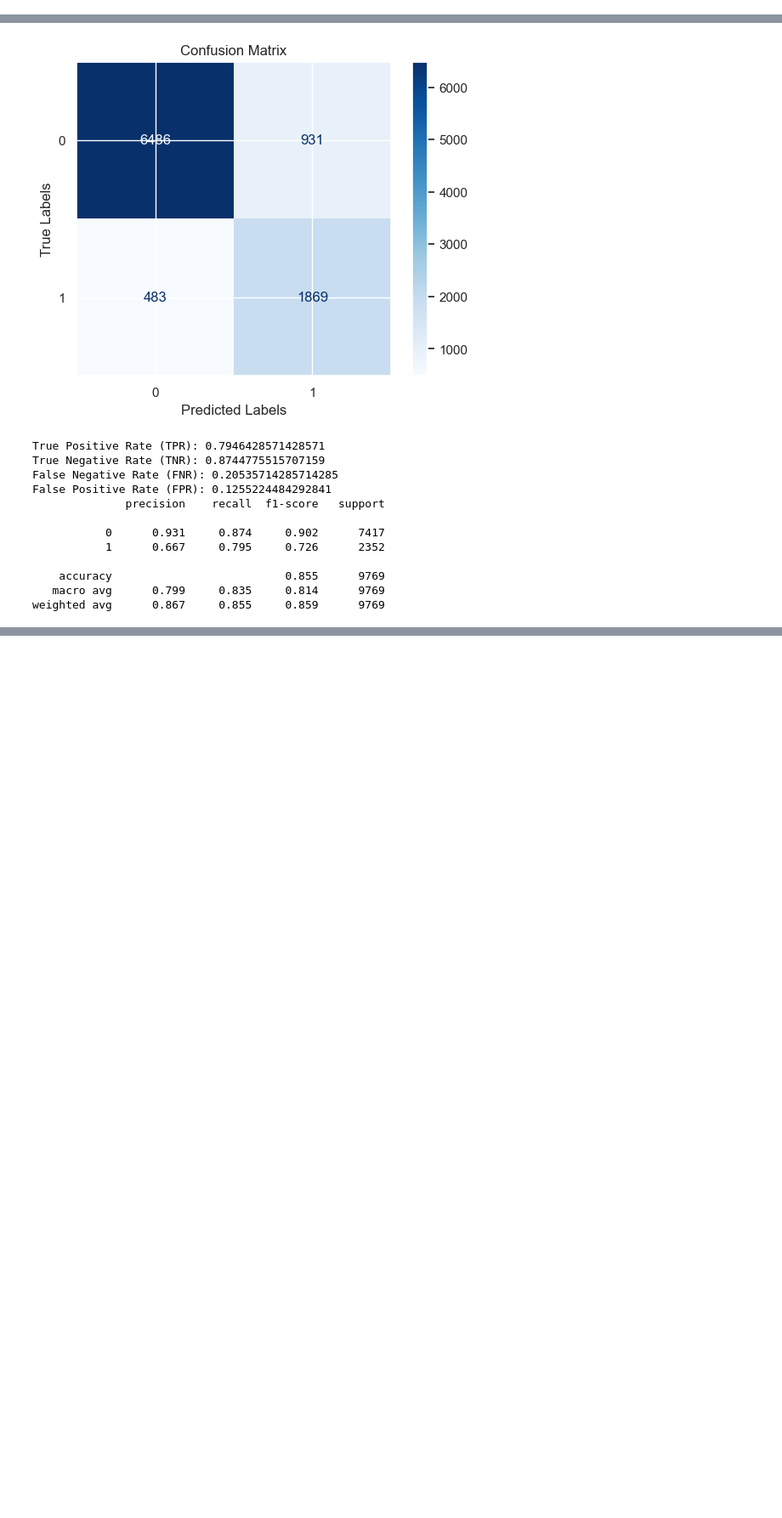
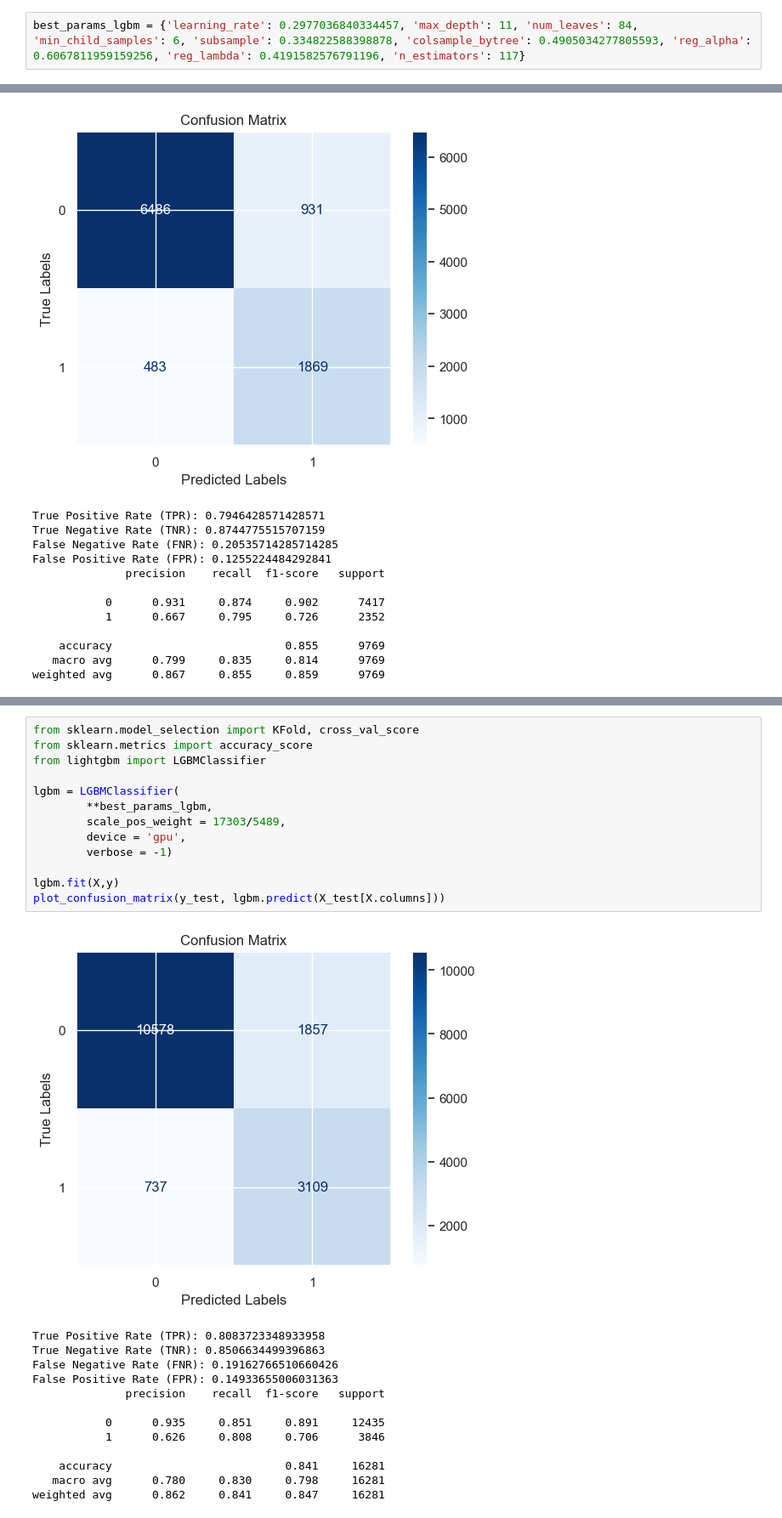
Before and after one commit to zidanqrs/IBM-Machine-Learning-Course, a Jupyter notebook: 3-Supervised-Machine-Learning-Classification/syntax.ipynb, the cells around one changed output, grey strips where cells are left out. Shown: that part at 85% size. Saved outputs shown, nothing was run; the diff lists cells and outputs as text; blank space fills up the shorter version.

```diff
--- a/3-Supervised-Machine-Learning-Classification/syntax.ipynb
+++ b/3-Supervised-Machine-Learning-Classification/syntax.ipynb
@@ -799,6 +910,8 @@ print(best_params_lgbm)
 [I 2024-02-02 11:31:37,003] Trial 48 finished with value: -0.7186026062350401 and parameters: {'learning_rate': 0.1516855947176053, 'max_depth': 15, 'num_leaves': 14, 'min_child_samples': 13, 'subsamp ...
 [I 2024-02-02 11:31:53,147] Trial 49 finished with value: -0.7386071937896973 and parameters: {'learning_rate': 0.1859344753062537, 'max_depth': 11, 'num_leaves': 60, 'min_child_samples': 16, 'subsamp ...
 {'learning_rate': 0.2977036840334457, 'max_depth': 11, 'num_leaves': 84, 'min_child_samples': 6, 'subsample': 0.334822588398878, 'colsample_bytree': 0.4905034277805593, 'reg_alpha': 0.6067811959159256 ...
+# %%
+best_params_lgbm = {'learning_rate': 0.2977036840334457, 'max_depth': 11, 'num_leaves': 84, 'min_child_samples': 6, 'subsample': 0.334822588398878, 'colsample_bytree': 0.4905034277805593, 'reg_alpha': 0.6067811959159256, 'reg_lambda': 0.4191582576791196, 'n_estimators': 117}
 # %%
 from sklearn.model_selection import KFold, cross_val_score
 from sklearn.metrics import accuracy_score
@@ -1214,0 +1444,27 @@ weighted avg      0.867     0.855     0.859      9769
+# %%
+from sklearn.model_selection import KFold, cross_val_score
+from sklearn.metrics import accuracy_score
+from lightgbm import LGBMClassifier
+
+lgbm = LGBMClassifier(
+        **best_params_lgbm,
+        scale_pos_weight = 17303/5489,
+        device = 'gpu',
+        verbose = -1)
+
+lgbm.fit(X,y)
+plot_confusion_matrix(y_test, lgbm.predict(X_test[X.columns]))
+# %% [output]
+[figure, added]
+True Positive Rate (TPR): 0.8083723348933958
+True Negative Rate (TNR): 0.8506634499396863
+False Negative Rate (FNR): 0.19162766510660426
+False Positive Rate (FPR): 0.14933655006031363
+              precision    recall  f1-score   support
+
+           0      0.935     0.851     0.891     12435
+           1      0.626     0.808     0.706      3846
+
+    accuracy                          0.841     16281
+   macro avg      0.780     0.830     0.798     16281
+weighted avg      0.862     0.841     0.847     16281
```
Also changed, not shown: parts of 33 cells of this notebook, 5 other files.
